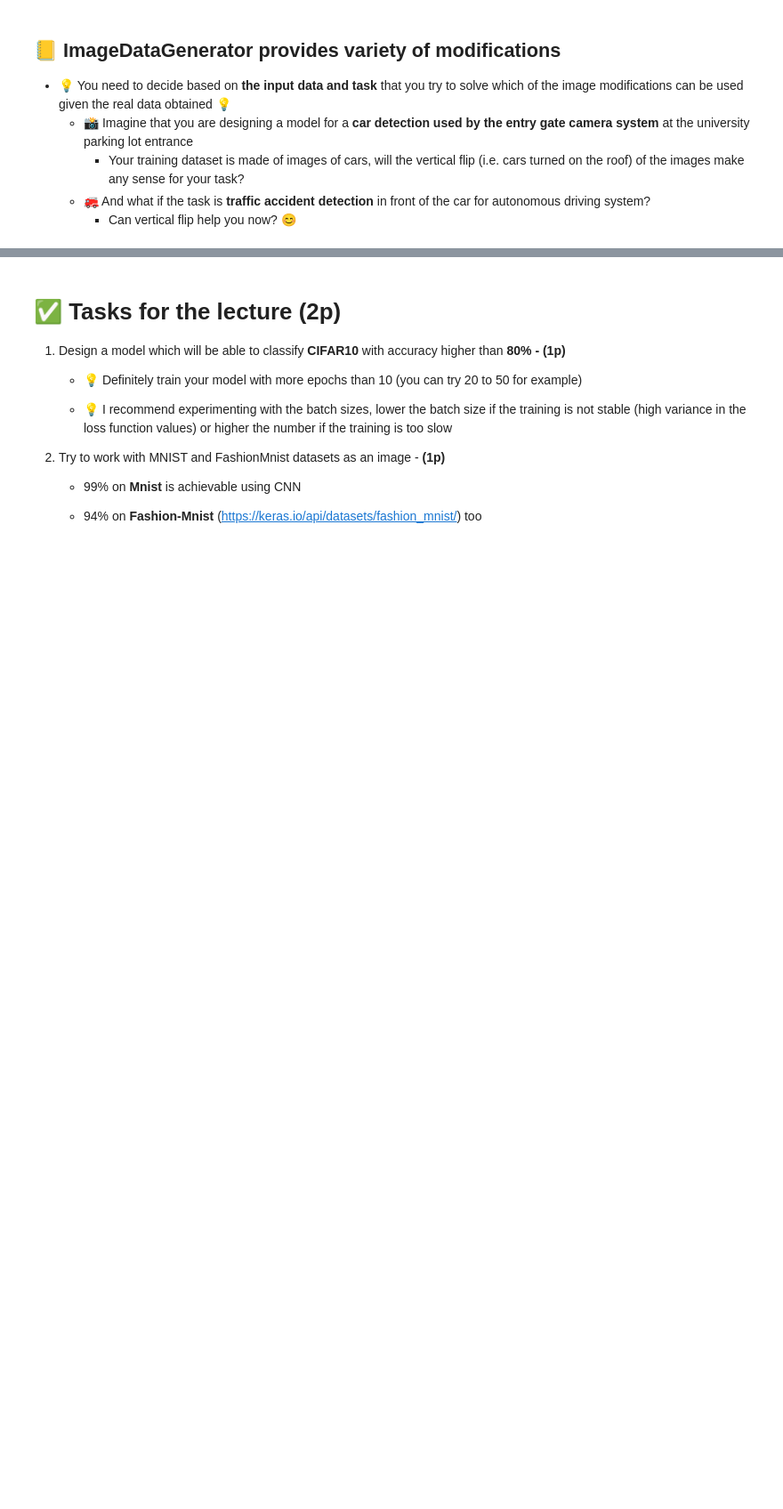
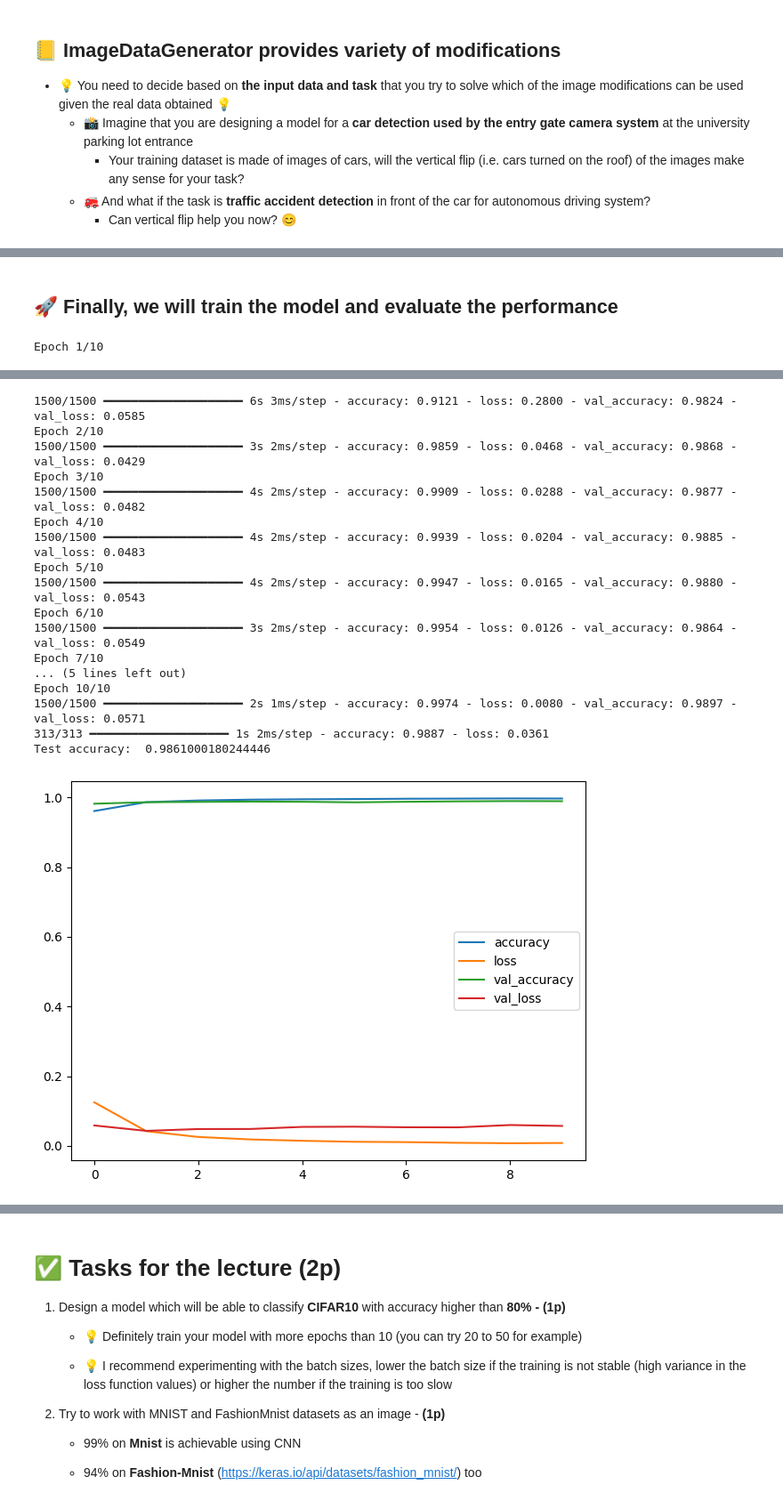
Before and after one commit to rasvob/VSB-FEI-Deep-Learning-Exercises, a Jupyter notebook: dl_03.ipynb, the cells around one changed output, grey strips where cells are left out. Shown at 89% size. Cells and saved outputs as stored; diff of their text form; code cells hidden in the pictures; blank space fills up the shorter version.

Commit message:
Exc 03 updated for the tf.Dataset API

```diff
--- a/dl_03.ipynb
+++ b/dl_03.ipynb
@@ -596,0 +895,3 @@ print('Test accuracy: ', test_acc)
+# %%
+IMG_WIDTH, IMG_HEIGHT = 32, 32  # Adjust to the image size
+BATCH_SIZE = 32
@@ -596,0 +939,6 @@ print('Test accuracy: ', test_acc)
+# %%
+AUTOTUNE = tf.data.AUTOTUNE
+
+train_dataset = train_dataset.cache().prefetch(buffer_size=AUTOTUNE)
+validation_dataset = validation_dataset.cache().prefetch(buffer_size=AUTOTUNE)
+test_dataset = test_dataset.cache().prefetch(buffer_size=AUTOTUNE)
@@ -596,0 +947,15 @@ print('Test accuracy: ', test_acc)
+# %%
+num_classes = 10
+
+model = keras.Sequential([
+    keras.layers.Rescaling(1./255, input_shape=(IMG_WIDTH, IMG_HEIGHT, 3)),  # Normalize pixel values
+    keras.layers.Conv2D(32, (3, 3), activation='relu'),
+    keras.layers.MaxPooling2D((2, 2)),
+    keras.layers.Conv2D(64, (3, 3), activation='relu'),
+    keras.layers.MaxPooling2D((2, 2)),
+    keras.layers.Flatten(),
+    keras.layers.Dense(128, activation='relu'),
+    keras.layers.Dense(num_classes, activation='softmax')  # Output layer
+])
+
+model.summary()
@@ -596,0 +986,18 @@ print('Test accuracy: ', test_acc)
+# %%
+model.compile(optimizer='adam',
+            loss='categorical_crossentropy',
+            metrics=['accuracy'])
+
+model_checkpoint_callback = tf.keras.callbacks.ModelCheckpoint(
+    filepath='best.weights.h5',
+    save_weights_only=True,
+    monitor='val_loss',
+    mode='auto',
+    save_best_only=True)
+# %% [markdown]
+## 🚀 Finally, we will train the model and evaluate the performance
+# %%
+history = model.fit(train_dataset, validation_data=validation_dataset, callbacks=[model_checkpoint_callback], epochs=10)
+show_history(history)
+# %% [output]
+Epoch 1/10
@@ -596,0 +1005,18 @@ print('Test accuracy: ', test_acc)
+1500/1500 ━━━━━━━━━━━━━━━━━━━━ 6s 3ms/step - accuracy: 0.9121 - loss: 0.2800 - val_accuracy: 0.9824 - val_loss: 0.0585
+Epoch 2/10
+1500/1500 ━━━━━━━━━━━━━━━━━━━━ 3s 2ms/step - accuracy: 0.9859 - loss: 0.0468 - val_accuracy: 0.9868 - val_loss: 0.0429
+Epoch 3/10
+1500/1500 ━━━━━━━━━━━━━━━━━━━━ 4s 2ms/step - accuracy: 0.9909 - loss: 0.0288 - val_accuracy: 0.9877 - val_loss: 0.0482
+Epoch 4/10
+1500/1500 ━━━━━━━━━━━━━━━━━━━━ 4s 2ms/step - accuracy: 0.9939 - loss: 0.0204 - val_accuracy: 0.9885 - val_loss: 0.0483
+Epoch 5/10
+1500/1500 ━━━━━━━━━━━━━━━━━━━━ 4s 2ms/step - accuracy: 0.9947 - loss: 0.0165 - val_accuracy: 0.9880 - val_loss: 0.0543
+Epoch 6/10
+1500/1500 ━━━━━━━━━━━━━━━━━━━━ 3s 2ms/step - accuracy: 0.9954 - loss: 0.0126 - val_accuracy: 0.9864 - val_loss: 0.0549
+Epoch 7/10
+... (5 lines left out)
+Epoch 10/10
+1500/1500 ━━━━━━━━━━━━━━━━━━━━ 2s 1ms/step - accuracy: 0.9974 - loss: 0.0080 - val_accuracy: 0.9897 - val_loss: 0.0571
+313/313 ━━━━━━━━━━━━━━━━━━━━ 1s 2ms/step - accuracy: 0.9887 - loss: 0.0361
+Test accuracy:  0.9861000180244446
+[figure, added]
```
Also changed, not shown: parts of 43 cells of this notebook, 2 other files.
